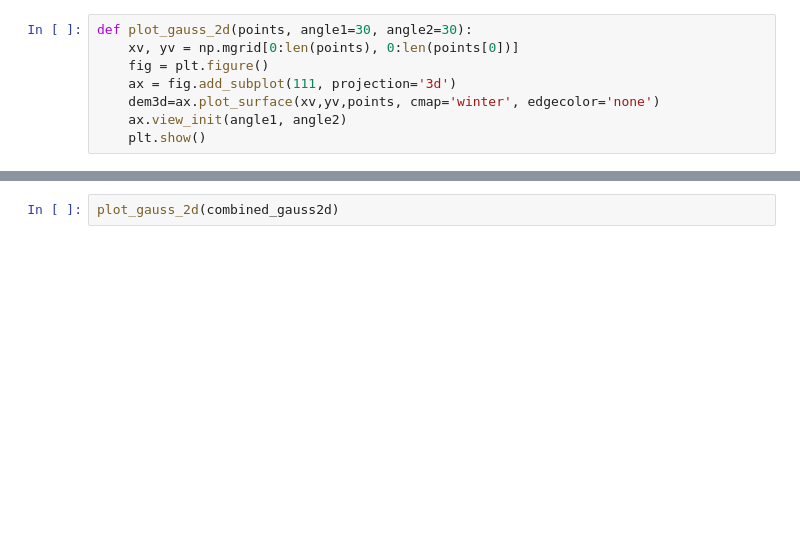
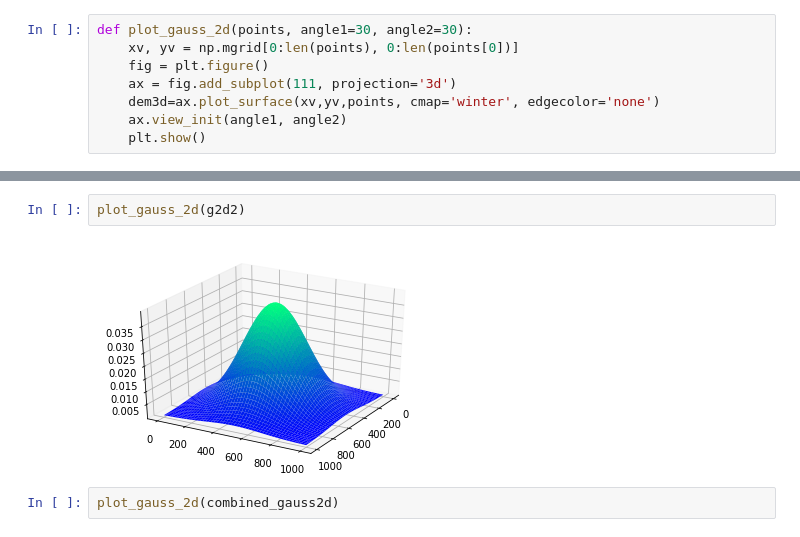
Before and after one commit to EthanWadsworth/TR_CV_Notes, a Jupyter notebook: Image_Processing/Difference_Of_Gaussians.ipynb, the cells around one changed output, grey strips where cells are left out. Saved outputs shown, nothing was run; the diff lists cells and outputs as text; blank space fills up the shorter version.

```diff
--- a/Image_Processing/Difference_Of_Gaussians.ipynb
+++ b/Image_Processing/Difference_Of_Gaussians.ipynb
@@ -84,3 +104,7 @@ combined_gauss2d = DoG_2d(5, 5, 0, 1, 2)
+# %%
+plot_gauss_2d(g2d2)
+# %% [output]
+[figure, added]
 # %%
 plot_gauss_2d(combined_gauss2d)
 # %% [output]
```
Also changed, not shown: parts of 19 cells of this notebook.
